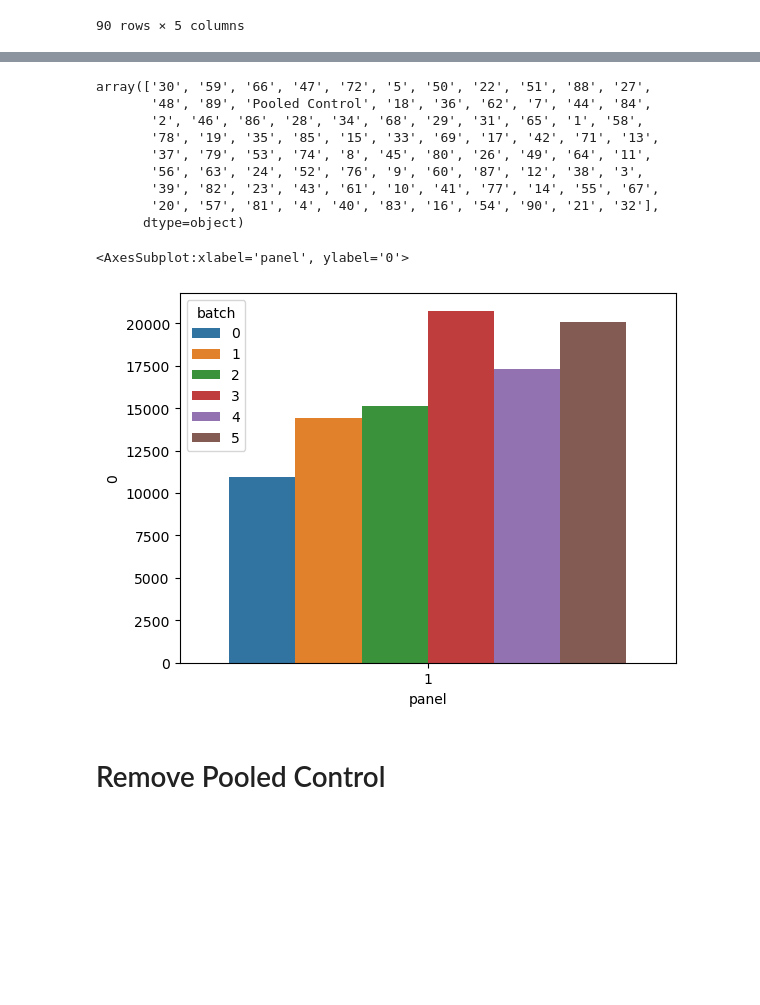
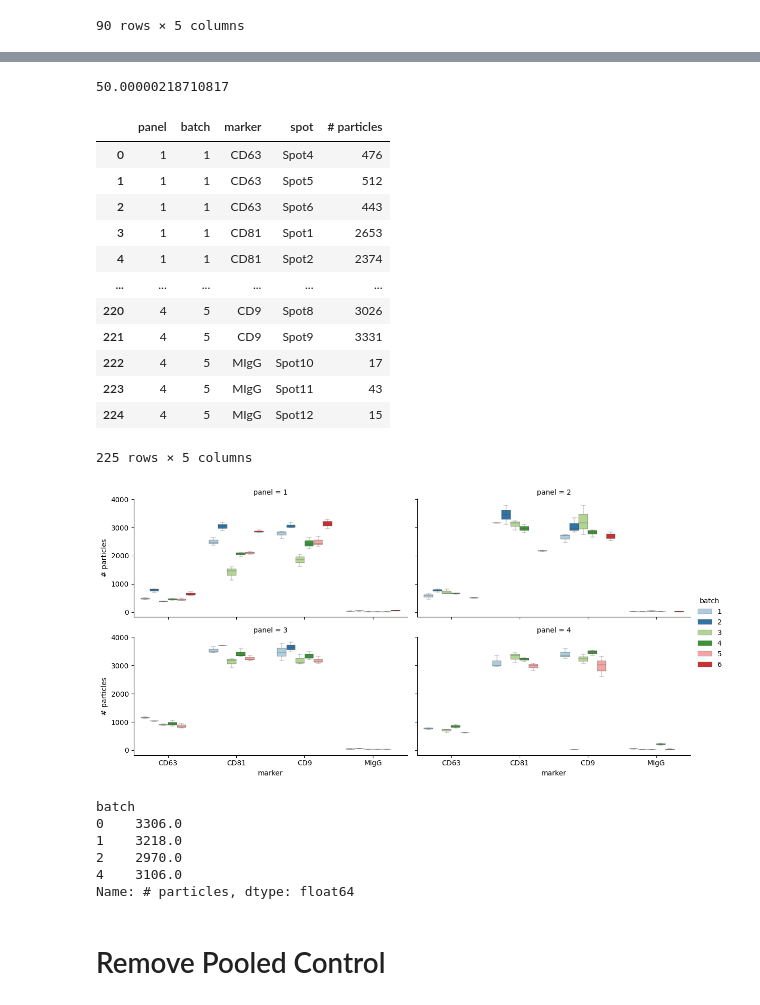
Before and after one commit to tpjoe/project_exosome, a Jupyter notebook: script/data_exploration_EB.ipynb, the cells around one changed output, grey strips where cells are left out. Saved outputs shown, nothing was run; the diff lists cells and outputs as text; code cells hidden in the pictures; blank space fills up the shorter version.

```diff
--- a/script/data_exploration_EB.ipynb
+++ b/script/data_exploration_EB.ipynb
@@ -46,7 +46,8 @@ for panel_id in [1,2,3,4]:
     print(panel_id)
     panel_dir = os.path.join(home,'Cohort Runs',"Panel %s"%str(panel_id), 'Panel %s - Single-Particle data'%(str(panel_id)))
     file_list = [i for i in glob.glob(panel_dir+ "/Run */*") if '001_TotalParticles-' in i]
-    data_dict = {str(i)+'_'+str(k):v for i,d in enumerate([pd.read_excel(os.path.join(panel_dir, filename), sheet_name=None, header=None) for filename in file_list]) for k,v in d.items()}
+    file_list.sort()
+    data_dict = {str(i+1)+'_'+str(k):v for i,d in enumerate([pd.read_excel(os.path.join(panel_dir, filename), sheet_name=None, header=None) for filename in file_list]) for k,v in d.items()}
     data_dict = {i:data_dict[i] for i in data_dict.keys() if all([j not in i for j in ['Parameters', 'Subpopulations']])}
 
     # join data into a dataframe
@@ -73,8 +74,6 @@ for panel_id in [1,2,3,4]:
     df[['batch', 'samples']] = df.samples.str.split('_', expand=True)
     df["panel"] = panel_id
 
-
-    df[[dico_panel2marker[panel_id],'CD47','PrP','IM']] = df.loc[:, [dico_panel2marker[panel_id],'CD47','PrP','IM']].astype('float')
     df_tot.append(df)
 # %% [output]
 1
@@ -81,6 +83,7 @@ for panel_id in [1,2,3,4]:
 # %%
 df = pd.concat(df_tot)
 df_merge = df.merge(gt, left_on='samples', right_on='PID 1-90', how='left')
+df[['CD47','PrP','IM', "Tau-5", "A-Syn", "ApoE"]] = df.loc[:, ['CD47','PrP','IM', "Tau-5", "A-Syn", "ApoE"]].astype('float')
 
-df_merge
+df
 # %% [output]
@@ -100,22 +103,59 @@ df_merge
-# %%
-df.samples.unique()
-# %% [output]
-array(['30', '59', '66', '47', '72', '5', '50', '22', '51', '88', '27',
-       '48', '89', 'Pooled Control', '18', '36', '62', '7', '44', '84',
-       '2', '46', '86', '28', '34', '68', '29', '31', '65', '1', '58',
-       '78', '19', '35', '85', '15', '33', '69', '17', '42', '71', '13',
-       '37', '79', '53', '74', '8', '45', '80', '26', '49', '64', '11',
-       '56', '63', '24', '52', '76', '9', '60', '87', '12', '38', '3',
-       '39', '82', '23', '43', '61', '10', '41', '77', '14', '55', '67',
-       '20', '57', '81', '4', '40', '83', '16', '54', '90', '21', '32'],
-      dtype=object)
+# %%
+df.IM.min()
+# %% [output]
+50.00000218710817
+# %%
+control = df[df.samples == "Pooled Control"]
+cont_size = control.groupby(["panel", "batch","marker", "spot"]).size().reset_index()
+cont_size.columns = ["panel", "batch","marker", "spot", "# particles"]
+cont_size
+# %% [output]
+|  | panel | batch | marker | spot | # particles |
+| 0 | 1 | 1 | CD63 | Spot4 | 476 |
+| 1 | 1 | 1 | CD63 | Spot5 | 512 |
+| 2 | 1 | 1 | CD63 | Spot6 | 443 |
+| 3 | 1 | 1 | CD81 | Spot1 | 2653 |
+| 4 | 1 | 1 | CD81 | Spot2 | 2374 |
+| ... | ... | ... | ... | ... | ... |
+| 220 | 4 | 5 | CD9 | Spot8 | 3026 |
+| 221 | 4 | 5 | CD9 | Spot9 | 3331 |
+| 222 | 4 | 5 | MIgG | Spot10 | 17 |
+| 223 | 4 | 5 | MIgG | Spot11 | 43 |
+| 224 | 4 | 5 | MIgG | Spot12 | 15 |
+225 rows × 5 columns
 # %%
 control = df[df.samples == "Pooled Control"]
-cont_size = control.groupby(["panel", "batch"]).size().reset_index()
-sns.barplot(data=cont_size, x="panel", y=0, hue="batch")
+cont_size = control.groupby(["panel", "batch","marker", "spot"]).size().reset_index()
+cont_size.columns = ["panel", "batch","marker", "spot", "# particles"]
+#cont_size["batch"] =
+x = "marker"
+hue = "batch"
+y = "# particles"
+col = "panel"
+g = sns.catplot(
+    data=cont_size,
+    kind="box",
+    x=x, y=y, hue=hue,col=col,col_wrap=2,
+    palette="Paired",  height=3, aspect=2,
+    linewidth=0.3,
+    #alpha=.6,
+    #sharex=True,
+    #sharey=True,
+
+)
+# ax = sns.boxplot(data=cont_size, x="panel", y="# particles", hue="batch", palette="Paired")
+# ax.legend(bbox_to_anchor=(1,1))
 # %% [output]
-<AxesSubplot:xlabel='panel', ylabel='0'>
-[figure, old version]
+[figure, new version]
+# %%
+cont_size[(cont_size.panel ==4)& (cont_size.marker == "CD81")].groupby(["batch"])["# particles"].mean()
+# %% [output]
+batch
+0    3306.0
+1    3218.0
+2    2970.0
+4    3106.0
+Name: # particles, dtype: float64
 # %% [markdown]
 # Remove Pooled Control
 # %%
```
Also changed, not shown: parts of 2 cells of this notebook.
